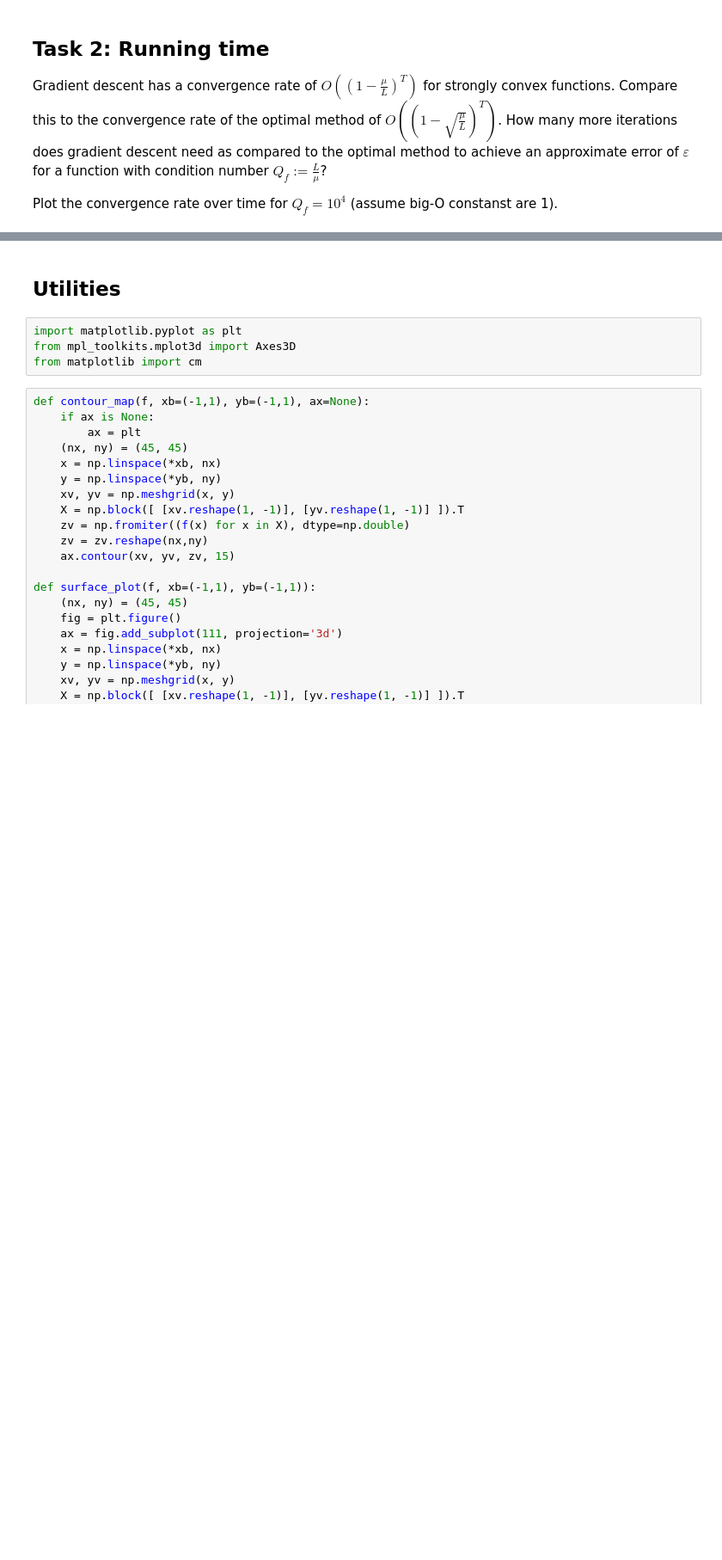
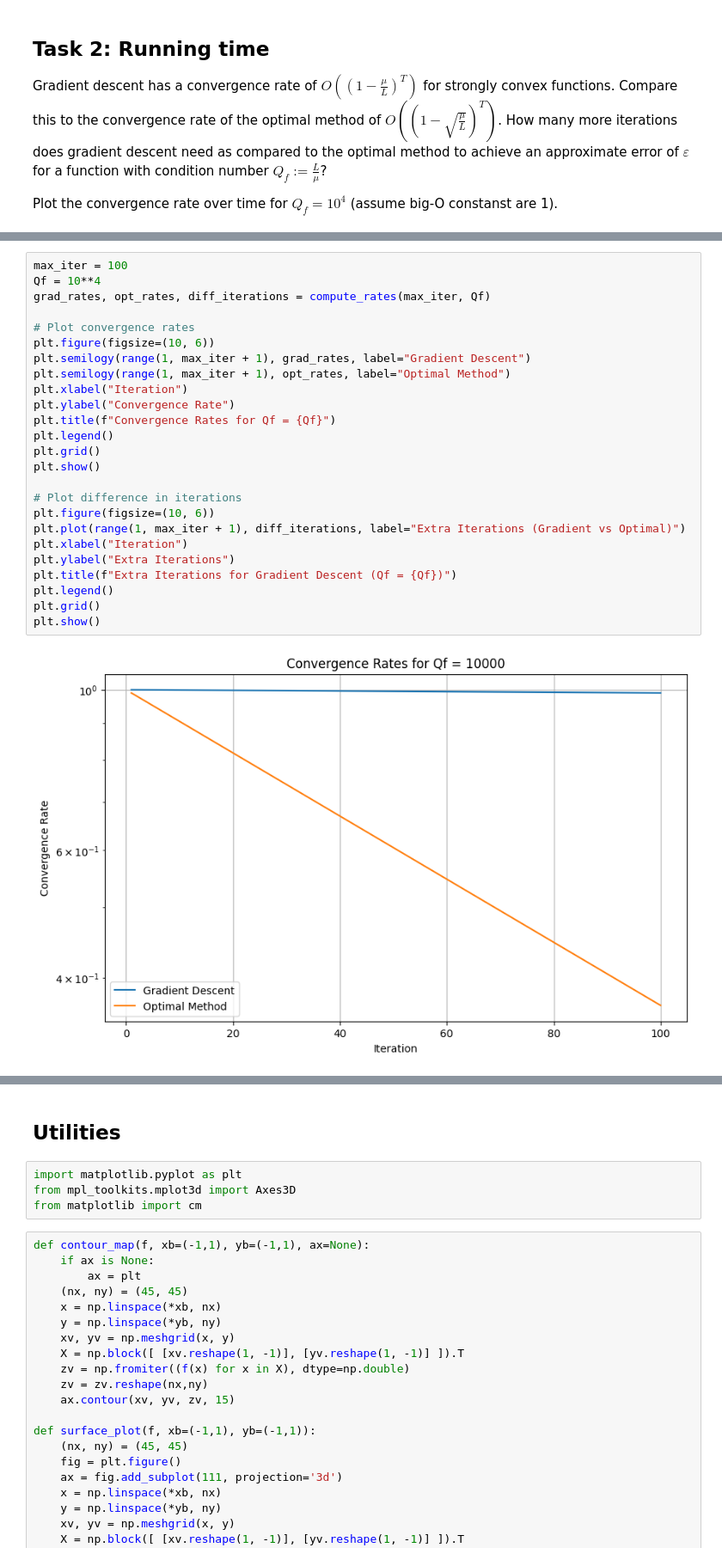
Before and after one commit to CallMeL/OML-hw, a Jupyter notebook: accelerated_methods.ipynb, the cells around one changed output, grey strips where cells are left out. Shown: that part at 86% size. Drawn from its saved outputs; the diff is of its cells as text; blank space fills up the shorter version.

```diff
--- a/accelerated_methods.ipynb
+++ b/accelerated_methods.ipynb
@@ -65,0 +136,27 @@ import matplotlib.pyplot as plt
+# %%
+max_iter = 100
+Qf = 10**4
+grad_rates, opt_rates, diff_iterations = compute_rates(max_iter, Qf)
+
+# Plot convergence rates
+plt.figure(figsize=(10, 6))
+plt.semilogy(range(1, max_iter + 1), grad_rates, label="Gradient Descent")
+plt.semilogy(range(1, max_iter + 1), opt_rates, label="Optimal Method")
+plt.xlabel("Iteration")
+plt.ylabel("Convergence Rate")
+plt.title(f"Convergence Rates for Qf = {Qf}")
+plt.legend()
+plt.grid()
+plt.show()
+
+# Plot difference in iterations
+plt.figure(figsize=(10, 6))
+plt.plot(range(1, max_iter + 1), diff_iterations, label="Extra Iterations (Gradient vs Optimal)")
+plt.xlabel("Iteration")
+plt.ylabel("Extra Iterations")
+plt.title(f"Extra Iterations for Gradient Descent (Qf = {Qf})")
+plt.legend()
+plt.grid()
+plt.show()
+# %% [output]
+[figure, added]
```
Also changed, not shown: parts of 6 cells of this notebook.
